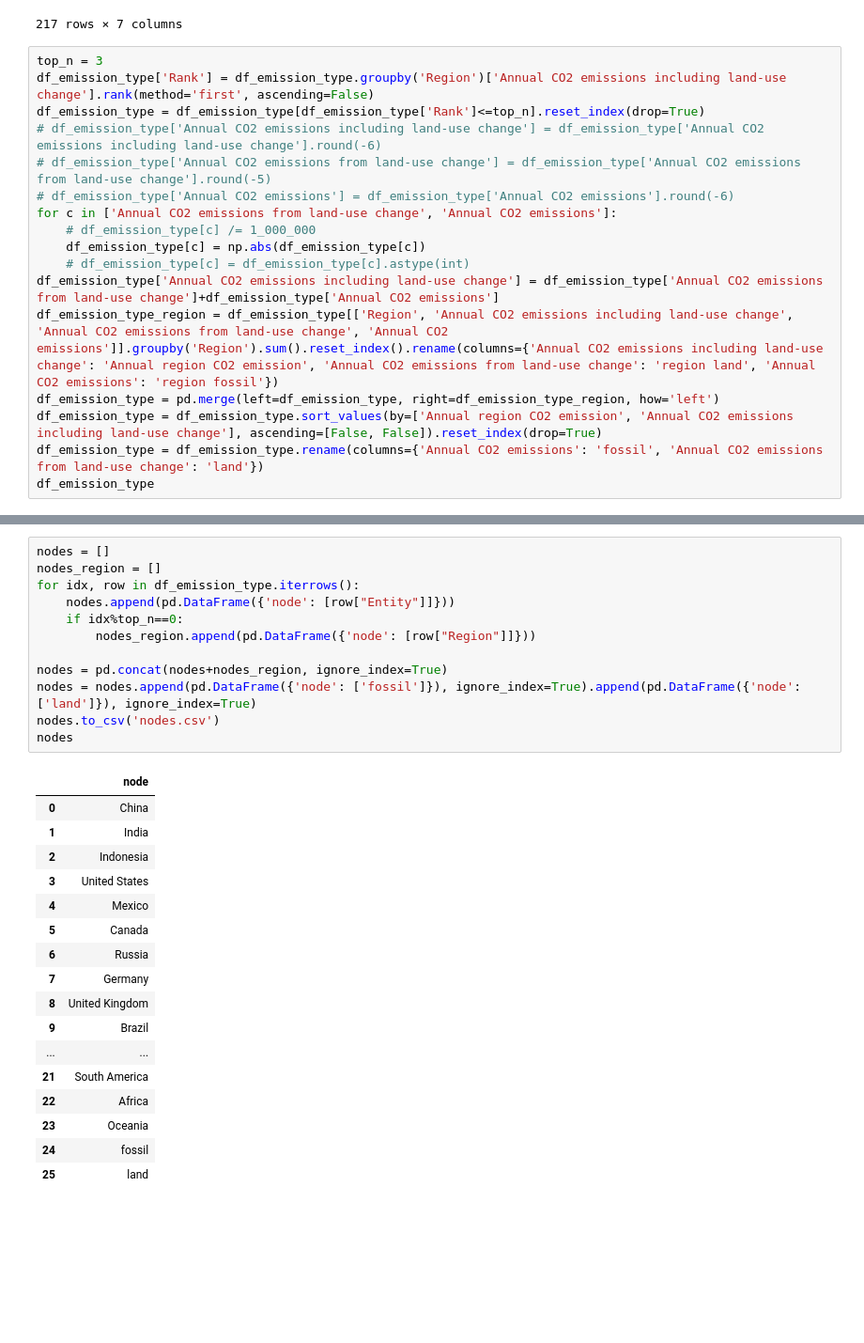
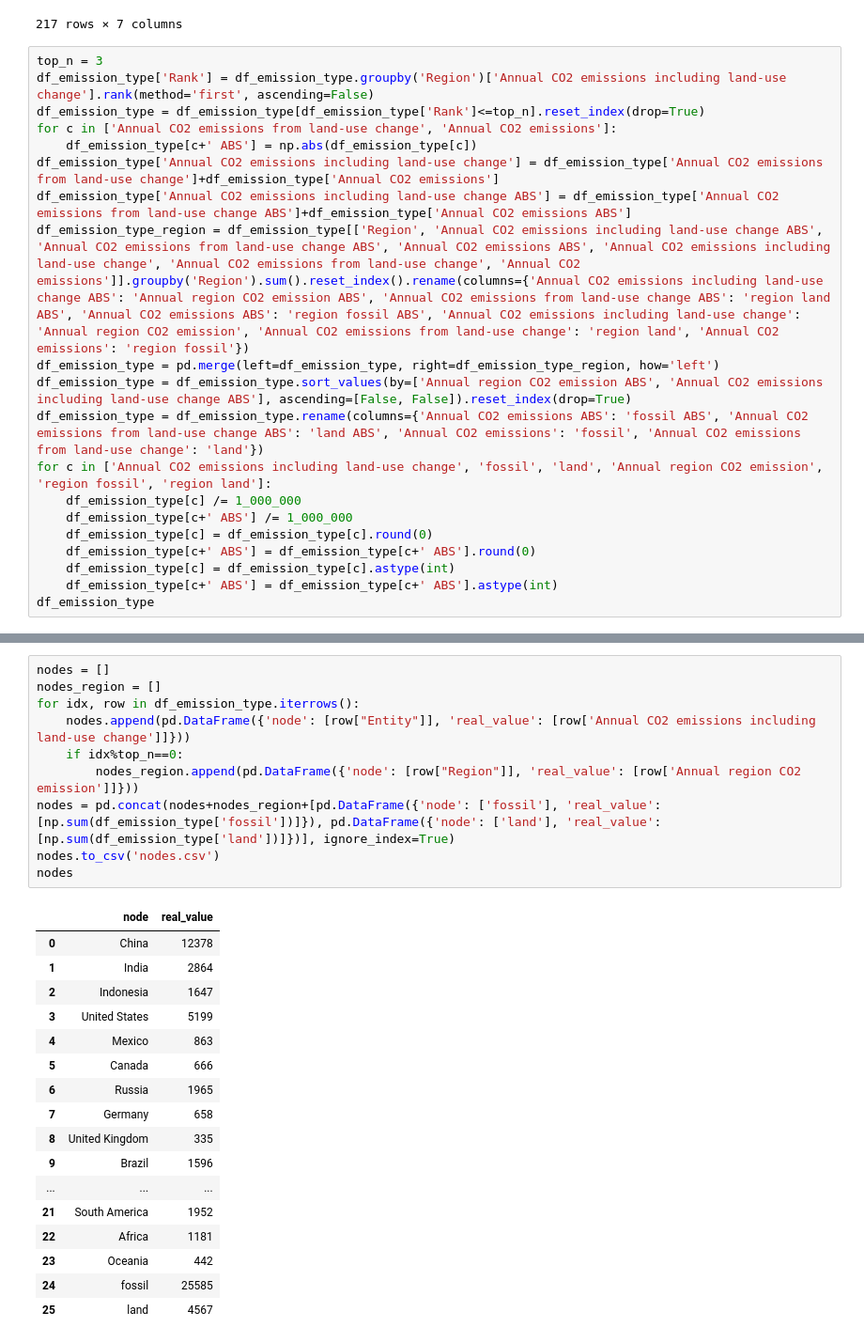
Before and after one commit to AndreStc21/Data_Visualization_Chart_Troopers, a Jupyter notebook: assignment_2/data_preparation.ipynb, the cells around one changed output, grey strips where cells are left out. Shown: that part at 94% size. Cells and saved outputs as stored; diff of their text form; blank space fills up the shorter version.

```diff
--- a/assignment_2/data_preparation.ipynb
+++ b/assignment_2/data_preparation.ipynb
@@ -47,17 +47,20 @@ df_emission_type
 top_n = 3
 df_emission_type['Rank'] = df_emission_type.groupby('Region')['Annual CO2 emissions including land-use change'].rank(method='first', ascending=False)
 df_emission_type = df_emission_type[df_emission_type['Rank']<=top_n].reset_index(drop=True)
-# df_emission_type['Annual CO2 emissions including land-use change'] = df_emission_type['Annual CO2 emissions including land-use change'].round(-6)
-# df_emission_type['Annual CO2 emissions from land-use change'] = df_emission_type['Annual CO2 emissions from land-use change'].round(-5)
-# df_emission_type['Annual CO2 emissions'] = df_emission_type['Annual CO2 emissions'].round(-6)
 for c in ['Annual CO2 emissions from land-use change', 'Annual CO2 emissions']:
-    # df_emission_type[c] /= 1_000_000
-    df_emission_type[c] = np.abs(df_emission_type[c])
-    # df_emission_type[c] = df_emission_type[c].astype(int)
+    df_emission_type[c+' ABS'] = np.abs(df_emission_type[c])
 df_emission_type['Annual CO2 emissions including land-use change'] = df_emission_type['Annual CO2 emissions from land-use change']+df_emission_type['Annual CO2 emissions']
-df_emission_type_region = df_emission_type[['Region', 'Annual CO2 emissions including land-use change', 'Annual CO2 emissions from land-use change', 'Annual CO2 emissions']].groupby('Region').sum().reset_index().rename(columns={'Annual CO2 emissions including land-use change': 'Annual region CO2 emission', 'Annual CO2 emissions from land-use change': 'region land', 'Annual CO2 emissions': 'region fossil'})
+df_emission_type['Annual CO2 emissions including land-use change ABS'] = df_emission_type['Annual CO2 emissions from land-use change ABS']+df_emission_type['Annual CO2 emissions ABS']
+df_emission_type_region = df_emission_type[['Region', 'Annual CO2 emissions including land-use change ABS', 'Annual CO2 emissions from land-use change ABS', 'Annual CO2 emissions ABS', 'Annual CO2 emissions including land-use change', 'Annual CO2 emissions from land-use change', 'Annual CO2 emissions']].groupby('Region').sum().reset_index().rename(columns={'Annual CO2 emissions including land-use change ABS': 'Annual region CO2 emission ABS', 'Annual CO2 emissions from land-use change ABS': 'region land ABS', 'Annual CO2 emissions ABS': 'region fossil ABS', 'Annual CO2 emissions including land-use change': 'Annual region CO2 emission', 'Annual CO2 emissions from land-use change': 'region land', 'Annual CO2 emissions': 'region fossil'})
 df_emission_type = pd.merge(left=df_emission_type, right=df_emission_type_region, how='left')
-df_emission_type = df_emission_type.sort_values(by=['Annual region CO2 emission', 'Annual CO2 emissions including land-use change'], ascending=[False, False]).reset_index(drop=True)
-df_emission_type = df_emission_type.rename(columns={'Annual CO2 emissions': 'fossil', 'Annual CO2 emissions from land-use change': 'land'})
+df_emission_type = df_emission_type.sort_values(by=['Annual region CO2 emission ABS', 'Annual CO2 emissions including land-use change ABS'], ascending=[False, False]).reset_index(drop=True)
+df_emission_type = df_emission_type.rename(columns={'Annual CO2 emissions ABS': 'fossil ABS', 'Annual CO2 emissions from land-use change ABS': 'land ABS', 'Annual CO2 emissions': 'fossil', 'Annual CO2 emissions from land-use change': 'land'})
+for c in ['Annual CO2 emissions including land-use change', 'fossil', 'land', 'Annual region CO2 emission', 'region fossil', 'region land']:
+    df_emission_type[c] /= 1_000_000
+    df_emission_type[c+' ABS'] /= 1_000_000
+    df_emission_type[c] = df_emission_type[c].round(0)
+    df_emission_type[c+' ABS'] = df_emission_type[c+' ABS'].round(0)
+    df_emission_type[c] = df_emission_type[c].astype(int)
+    df_emission_type[c+' ABS'] = df_emission_type[c+' ABS'].astype(int)
 df_emission_type
 # %% [output]
@@ -81,33 +84,31 @@ df_emission_type
 # %%
 nodes = []
 nodes_region = []
 for idx, row in df_emission_type.iterrows():
-    nodes.append(pd.DataFrame({'node': [row["Entity"]]}))
+    nodes.append(pd.DataFrame({'node': [row["Entity"]], 'real_value': [row['Annual CO2 emissions including land-use change']]}))
     if idx%top_n==0:
-        nodes_region.append(pd.DataFrame({'node': [row["Region"]]}))
-
-nodes = pd.concat(nodes+nodes_region, ignore_index=True)
-nodes = nodes.append(pd.DataFrame({'node': ['fossil']}), ignore_index=True).append(pd.DataFrame({'node': ['land']}), ignore_index=True)
+        nodes_region.append(pd.DataFrame({'node': [row["Region"]], 'real_value': [row['Annual region CO2 emission']]}))
+nodes = pd.concat(nodes+nodes_region+[pd.DataFrame({'node': ['fossil'], 'real_value': [np.sum(df_emission_type['fossil'])]}), pd.DataFrame({'node': ['land'], 'real_value': [np.sum(df_emission_type['land'])]})], ignore_index=True)
 nodes.to_csv('nodes.csv')
 nodes
 # %% [output]
-|  | node |
-| 0 | China |
-| 1 | India |
-| 2 | Indonesia |
-| 3 | United States |
-| 4 | Mexico |
-| 5 | Canada |
-| 6 | Russia |
-| 7 | Germany |
-| 8 | United Kingdom |
-| 9 | Brazil |
-| ... | ... |
-| 21 | South America |
-| 22 | Africa |
-| 23 | Oceania |
-| 24 | fossil |
-| 25 | land |
+|  | node | real_value |
+| 0 | China | 12378 |
+| 1 | India | 2864 |
+| 2 | Indonesia | 1647 |
+| 3 | United States | 5199 |
+| 4 | Mexico | 863 |
+| 5 | Canada | 666 |
+| 6 | Russia | 1965 |
+| 7 | Germany | 658 |
+| 8 | United Kingdom | 335 |
+| 9 | Brazil | 1596 |
+| ... | ... | ... |
+| 21 | South America | 1952 |
+| 22 | Africa | 1181 |
+| 23 | Oceania | 442 |
+| 24 | fossil | 25585 |
+| 25 | land | 4567 |
 # %%
 links = []
 links_region = []
```
Also changed, not shown: parts of 2 cells of this notebook, 3 other files.
